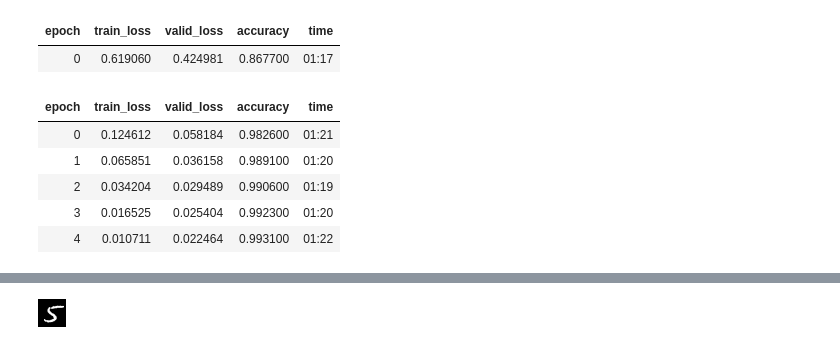
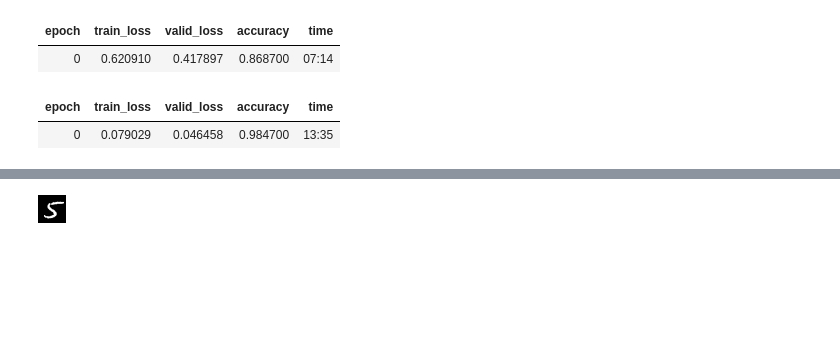
Before and after one commit to JacopoMangiavacchi/FastLabeling, a Jupyter notebook: mnist_basics.ipynb, the cells around one changed output, grey strips where cells are left out. Saved outputs shown, nothing was run; the diff lists cells and outputs as text; code cells hidden in the pictures; blank space fills up the shorter version.

```diff
--- a/mnist_basics.ipynb
+++ b/mnist_basics.ipynb
@@ -27,4 +44,4 @@ dls.train_ds, dls.valid_ds
 # %%
 learn = cnn_learner(dls, resnet34, metrics=accuracy)
-learn.fine_tune(5)
+learn.fine_tune(1)
 # %% [output]
@@ -32,11 +48,7 @@ Downloading: "https://download.pytorch.org/models/resnet34-333f7ec4.pth" to /roo
 | epoch | train_loss | valid_loss | accuracy | time |
-| 0 | 0.619060 | 0.424981 | 0.867700 | 01:17 |
+| 0 | 0.620910 | 0.417897 | 0.868700 | 07:14 |
 | epoch | train_loss | valid_loss | accuracy | time |
-| 0 | 0.124612 | 0.058184 | 0.982600 | 01:21 |
-| 1 | 0.065851 | 0.036158 | 0.989100 | 01:20 |
-| 2 | 0.034204 | 0.029489 | 0.990600 | 01:19 |
-| 3 | 0.016525 | 0.025404 | 0.992300 | 01:20 |
-| 4 | 0.010711 | 0.022464 | 0.993100 | 01:22 |
+| 0 | 0.079029 | 0.046458 | 0.984700 | 13:35 |
 # %%
 learn.validate()
 # %% [output]
```
Also changed, not shown: parts of 10 cells of this notebook.
